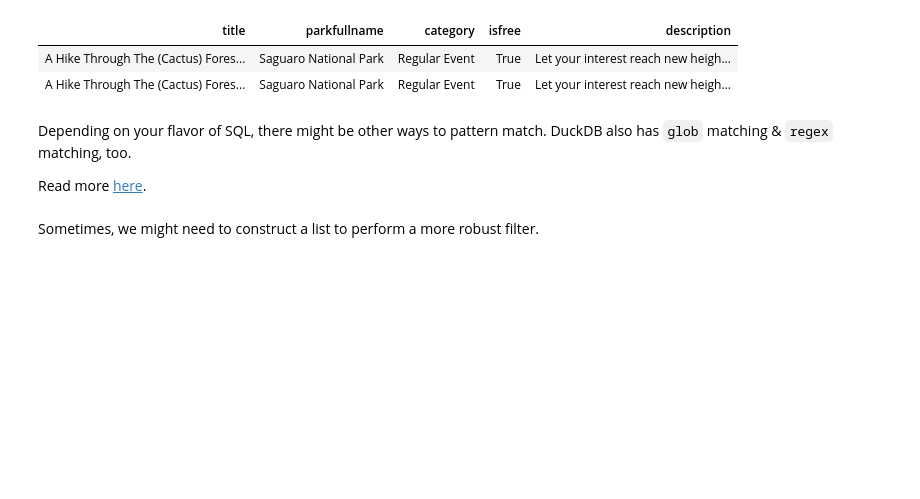
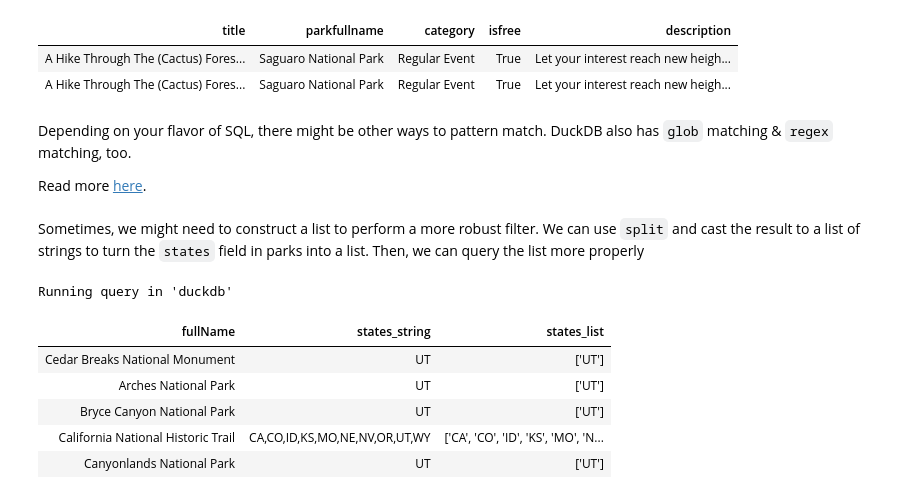
Before and after one commit to LinkedInLearning/fundamentals-of-data-transformation-4554074, a Jupyter notebook: course/02-duckdb/lessons/02-filter-select-order-group.ipynb, the cells around one changed output. Drawn from its saved outputs; the diff is of its cells as text; code cells hidden in the pictures; blank space fills up the shorter version.

```diff
--- a/course/02-duckdb/lessons/02-filter-select-order-group.ipynb
+++ b/course/02-duckdb/lessons/02-filter-select-order-group.ipynb
@@ -255,17 +257,26 @@ Depending on your flavor of SQL, there might be other ways to pattern match. Duc
 
 Read more [here](https://duckdb.org/docs/sql/functions/patternmatching.html).
 # %% [markdown]
-Sometimes, we might need to construct a list to perform a more robust filter.
+Sometimes, we might need to construct a list to perform a more robust filter. We can use `split` and cast the result to a list of strings to turn the `states` field in parks into a list. Then, we can query the list more properly
 # %%
 %%sql
 WITH park_states AS (
     SELECT
-        name,
+        fullname,
         states AS states_string,
         split(states, ',') ::string[] AS states_list
     FROM nps_public_data.parks p
     )
 SELECT
     *
 FROM park_states
 WHERE list_contains(states_list, 'UT')
+LIMIT 5
+# %% [output]
+Running query in 'duckdb'
+| fullName | states_string | states_list |
+| Cedar Breaks National Monument | UT | ['UT'] |
+| Arches National Park | UT | ['UT'] |
+| Bryce Canyon National Park | UT | ['UT'] |
+| California National Historic Trail | CA,CO,ID,KS,MO,NE,NV,OR,UT,WY | ['CA', 'CO', 'ID', 'KS', 'MO', 'N... |
+| Canyonlands National Park | UT | ['UT'] |
```
Also changed, not shown: parts of 9 cells of this notebook, 35 other files.
